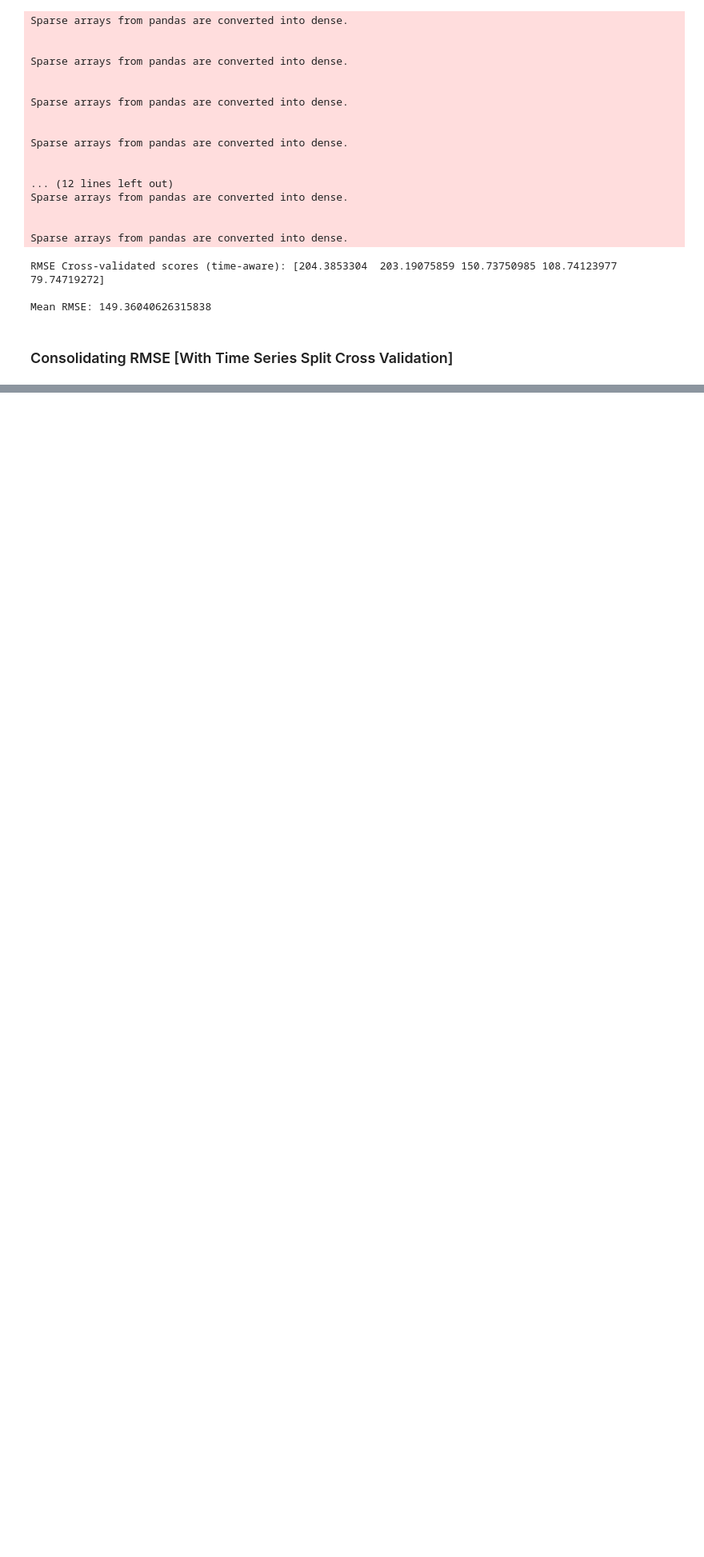
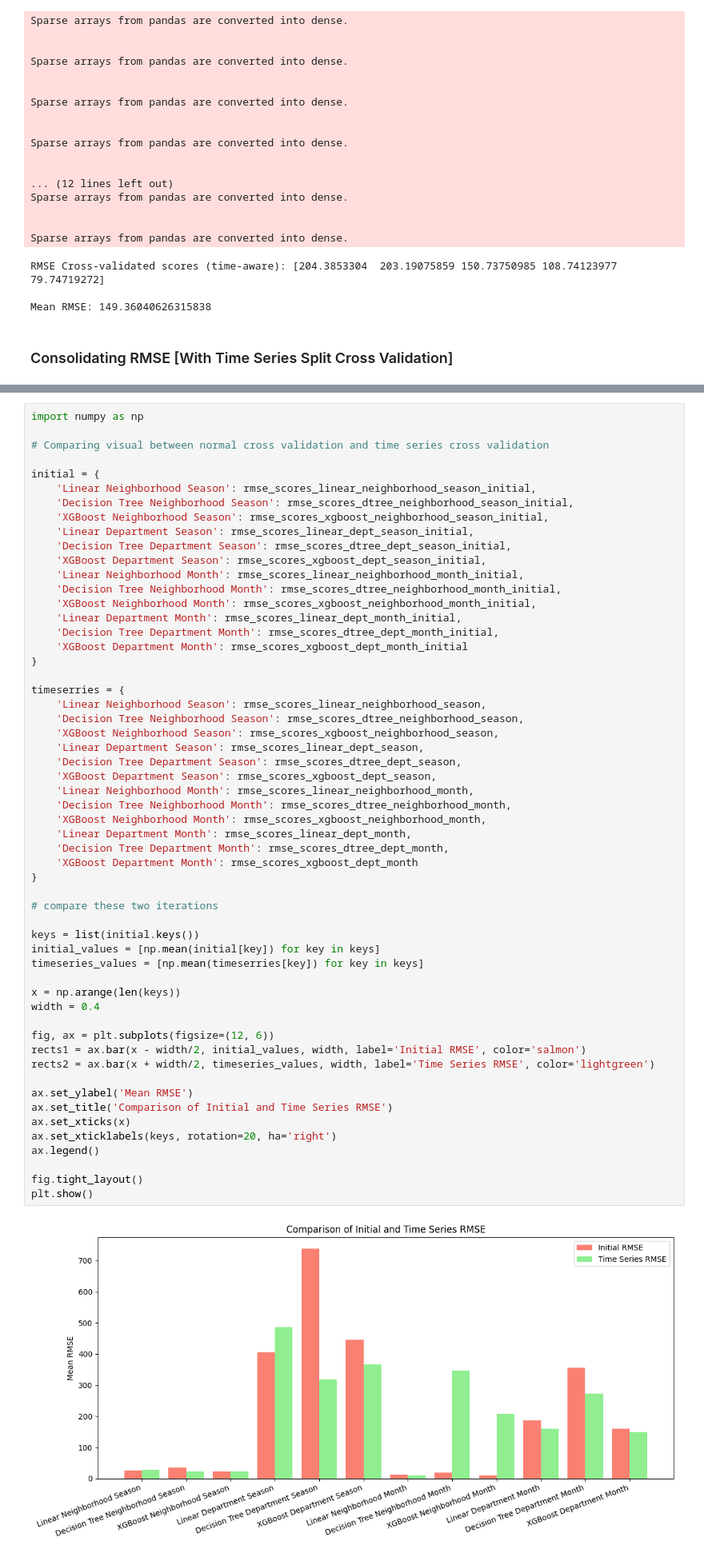
Before and after one commit to kanikaselva/311analysis, a Jupyter notebook: Analysis/5. SeasonalForecast.ipynb, the cells around one changed output, grey strips where cells are left out. Shown at 80% size. Saved outputs shown, nothing was run; the diff lists cells and outputs as text; blank space fills up the shorter version.

```diff
--- a/Analysis/5. SeasonalForecast.ipynb
+++ b/Analysis/5. SeasonalForecast.ipynb
@@ -1293,0 +1291,58 @@ plt.show()
+# %%
+import numpy as np
+
+# Comparing visual between normal cross validation and time series cross validation
+
+initial = {
+    'Linear Neighborhood Season': rmse_scores_linear_neighborhood_season_initial,
+    'Decision Tree Neighborhood Season': rmse_scores_dtree_neighborhood_season_initial,
+    'XGBoost Neighborhood Season': rmse_scores_xgboost_neighborhood_season_initial,
+    'Linear Department Season': rmse_scores_linear_dept_season_initial,
+    'Decision Tree Department Season': rmse_scores_dtree_dept_season_initial,
+    'XGBoost Department Season': rmse_scores_xgboost_dept_season_initial,
+    'Linear Neighborhood Month': rmse_scores_linear_neighborhood_month_initial,
+    'Decision Tree Neighborhood Month': rmse_scores_dtree_neighborhood_month_initial,
+    'XGBoost Neighborhood Month': rmse_scores_xgboost_neighborhood_month_initial,
+    'Linear Department Month': rmse_scores_linear_dept_month_initial,
+    'Decision Tree Department Month': rmse_scores_dtree_dept_month_initial,
+    'XGBoost Department Month': rmse_scores_xgboost_dept_month_initial
+}
+
+timeserries = {
+    'Linear Neighborhood Season': rmse_scores_linear_neighborhood_season,
+    'Decision Tree Neighborhood Season': rmse_scores_dtree_neighborhood_season,
+    'XGBoost Neighborhood Season': rmse_scores_xgboost_neighborhood_season,
+    'Linear Department Season': rmse_scores_linear_dept_season,
+    'Decision Tree Department Season': rmse_scores_dtree_dept_season,
+    'XGBoost Department Season': rmse_scores_xgboost_dept_season,
+    'Linear Neighborhood Month': rmse_scores_linear_neighborhood_month,
+    'Decision Tree Neighborhood Month': rmse_scores_dtree_neighborhood_month,
+    'XGBoost Neighborhood Month': rmse_scores_xgboost_neighborhood_month,
+    'Linear Department Month': rmse_scores_linear_dept_month,
+    'Decision Tree Department Month': rmse_scores_dtree_dept_month,
+    'XGBoost Department Month': rmse_scores_xgboost_dept_month
+}
+
+# compare these two iterations
+
+keys = list(initial.keys())
+initial_values = [np.mean(initial[key]) for key in keys]
+timeseries_values = [np.mean(timeserries[key]) for key in keys]
+
+x = np.arange(len(keys))
+width = 0.4
+
+fig, ax = plt.subplots(figsize=(12, 6))
+rects1 = ax.bar(x - width/2, initial_values, width, label='Initial RMSE', color='salmon')
+rects2 = ax.bar(x + width/2, timeseries_values, width, label='Time Series RMSE', color='lightgreen')
+
+ax.set_ylabel('Mean RMSE')
+ax.set_title('Comparison of Initial and Time Series RMSE')
+ax.set_xticks(x)
+ax.set_xticklabels(keys, rotation=20, ha='right')
+ax.legend()
+
+fig.tight_layout()
+plt.show()
+# %% [output]
+[figure, added]
```
Also changed, not shown: parts of 16 cells of this notebook, 1 other file.
